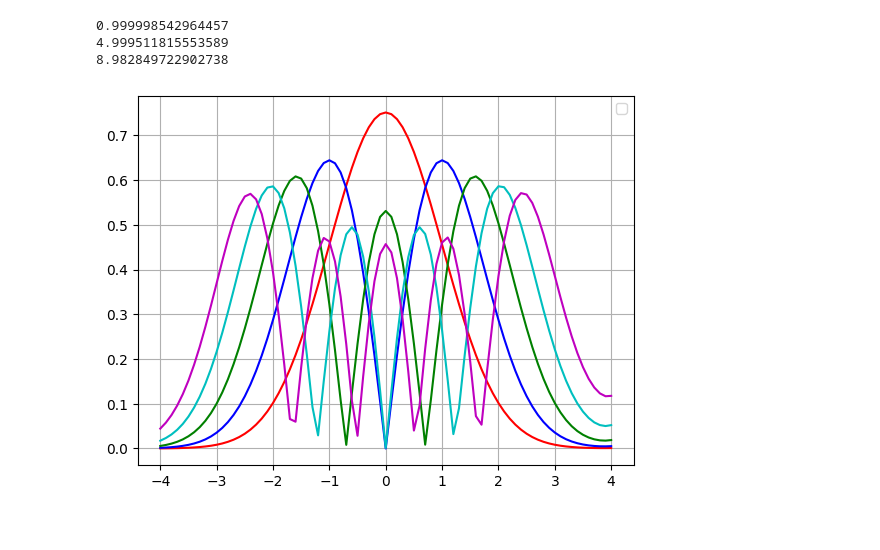
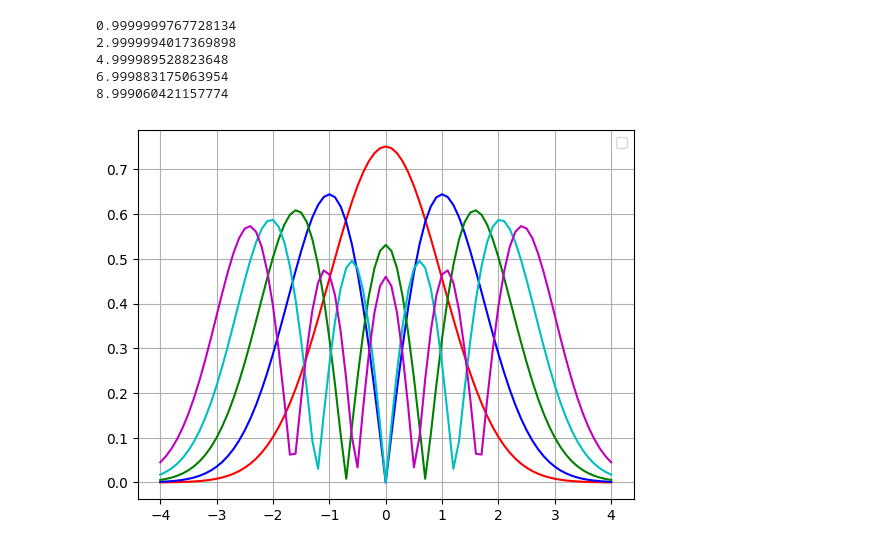
Before and after one commit to jackroedel/Amath-481, a Jupyter notebook: HW2.ipynb, the cells around one changed output. Cells and saved outputs as stored; diff of their text form; code cells hidden in the pictures.

```diff
--- a/HW2.ipynb
+++ b/HW2.ipynb
@@ -27,37 +27,39 @@ for modes in range(1, 6):
     deps = eps0 / 100  # step size for adjusting beta during shooting
 
     #A = np.sqrt(16-eps) # initial value for eigenfunction at x=0
 
     for _ in range(1000):  # convergence loop for shooting method
         phi0 = [1, np.sqrt(4**2-eps)]  # boundary conditions (phi(-4) = 1), dphi(-4)/dx = np.sqrt(4**2-eps))
 
         y = odeint(shoot2, phi0, xshoot, args=(eps,))  # solve ODE
 
-        if abs(y[-1, 0] - np.sqrt(4**2-eps)) < tol:  # check if solution converged
+        if np.abs(y[-1,1]+np.sqrt(4**2 - eps) * y[-1, 0]) < tol:  # check if solution converged
             print(eps)  # eigenvalue found
             eigenvalues.append(eps)
             break
 
         # Adjust beta based on the sign of the solution at the boundary
-        if (-1) ** (modes+1) * y[-1, 0] > np.sqrt(4**2-eps):
+        if (-1) ** (modes+1) * (y[-1,1]+np.sqrt(4**2 - eps) * y[-1, 0]) > 0:
             eps += deps  # Decrease beta if under
         else:
             eps -= deps  # Increase beta and reduce step size
             deps /= 2
     eps_start = eps + 0.1  # update beta for next mode
     # Normalize the eigenfunction
     norm = np.trapz(y[:, 0]**2, xshoot)
     eigenfunc_matrix.append(np.abs(y[:, 0] / np.sqrt(norm)))
-    plt.plot(xshoot, np.abs(y[:, 0]) / np.sqrt(norm), col[modes - 1])  # plot eigenfunction
+    plt.plot(xshoot, eigenfunc_matrix[-1], col[modes - 1])  # plot eigenfunction
 
 # Plot results
 plt.legend()
 plt.grid(True)
 plt.show()
 A1 = np.array(eigenfunc_matrix).T
 A2 = np.array(eigenvalues)
 # %% [output]
-0.999998542964457
-4.999511815553589
-8.982849722902738
+0.9999999767728134
+2.9999994017369898
+4.999989528823648
+6.999883175063954
+8.999060421157774
-[figure, old version]
+[figure, new version]
```
